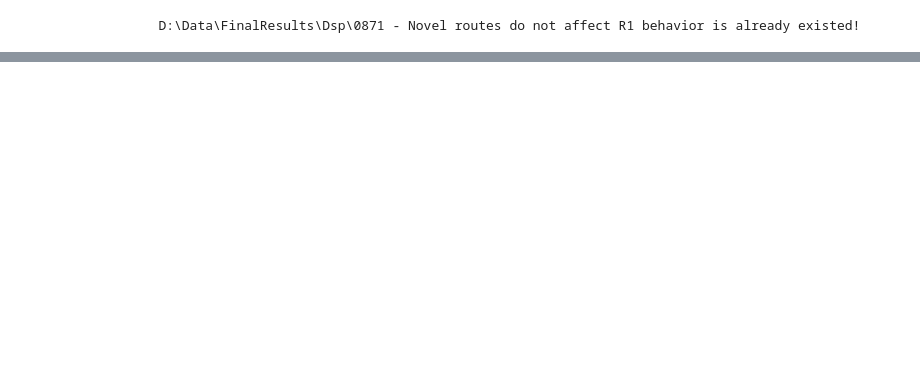
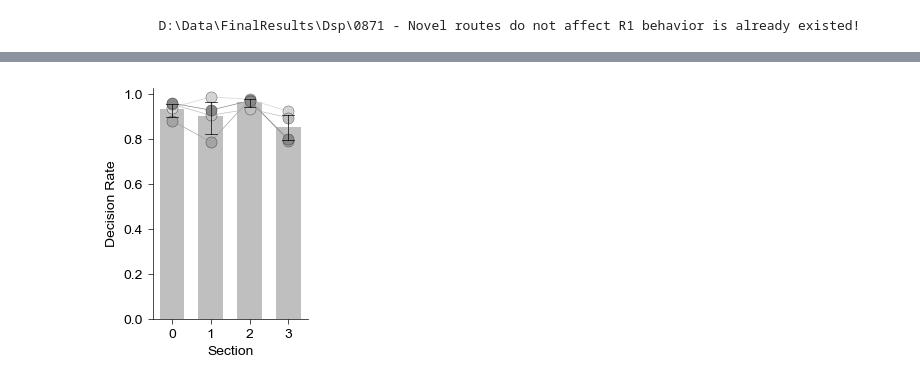
Before and after one commit to YAO-Shuyang/PlotFigures, a Jupyter notebook: NodeFigures/Fig0871 - Novel routes do not affect R1 behavior.ipynb, the cells around one changed output, grey strips where cells are left out. Cells and saved outputs as stored; diff of their text form; code cells hidden in the pictures; blank space fills up the shorter version.

```diff
--- a/NodeFigures/Fig0871 - Novel routes do not affect R1 behavior.ipynb
+++ b/NodeFigures/Fig0871 - Novel routes do not affect R1 behavior.ipynb
@@ -229,31 +229,50 @@ if exists(join(figdata, f"{code_id} [decision rate].pkl")) == False:
     for key in DecisionRateData:
         DecisionRateData[key] = np.concatenate(DecisionRateData[key])
     with open(join(figdata, f"{code_id} [decision rate].pkl"), 'wb') as f:
         pickle.dump(DecisionRateData, f)
 
     DecisionRateD = pd.DataFrame(DecisionRateData)
     DecisionRateD.to_excel(join(figdata, f"{code_id} [decision rate].xlsx"), index=False)
     print(len(DecisionRateD))
 else:
     with open(join(figdata, f"{code_id} [decision rate].pkl"), 'rb') as f:
         DecisionRateData = pickle.load(f)
 
 DecisionRateData['X'] = DecisionRateData['Session'] * 4 + DecisionRateData['Section']
 subdata = SubDict(DecisionRateData, DecisionRateData.keys(), np.where(DecisionRateData['Session'] == 0)[0])
 fig = plt.figure(figsize=(2, 3))
 ax = Clear_Axes(plt.axes(), close_spines=['top', 'right'], ifxticks=True, ifyticks=True)
 sns.lineplot(
     x='Section',
     y='Decision Rate',
     data=subdata,
     hue='MiceID',
     palette=sns.color_palette("Grays", 10)[2:6],
     marker='o',
     markeredgewidth=0.2,
     markersize=8,
     markeredgecolor='k',
     err_style="bars",
     ax=ax,
     err_kws={"capsize": 5, "capthick": 1},
-    legend=False
+    legend=False,
+    linewidth=0.5
 )
+sns.barplot(
+    x='Section',
+    y='Decision Rate',
+    data=subdata,
+    color='gray',
+    alpha=0.5,
+    ax=ax,
+    capsize=0.3,
+    gap=0.2,
+    err_kws={"color": 'k', "linewidth": 0.5},
+    zorder=0
+)
+ax.set_ylim(0, 1.03)
+plt.savefig(join(loc, f"decision rate.svg"))
+plt.savefig(join(loc, f"decision rate.png"), dpi=600)
+plt.show()
+# %% [output]
+[figure, added]
```
Also changed, not shown: parts of 2 cells of this notebook.
